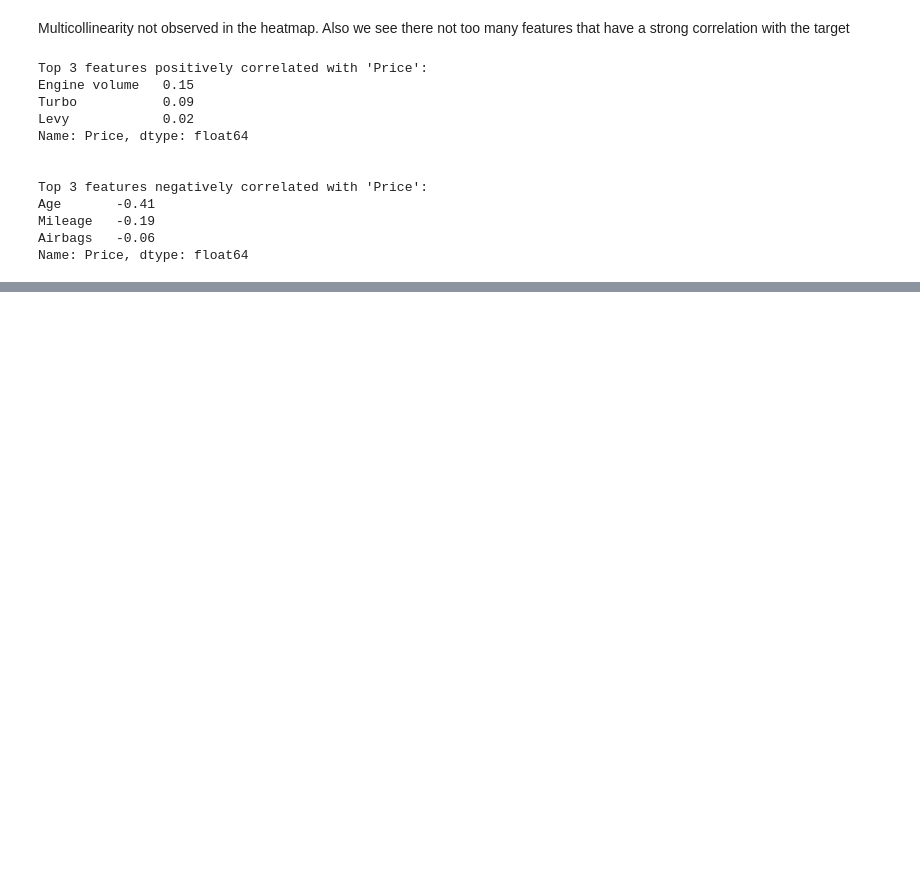
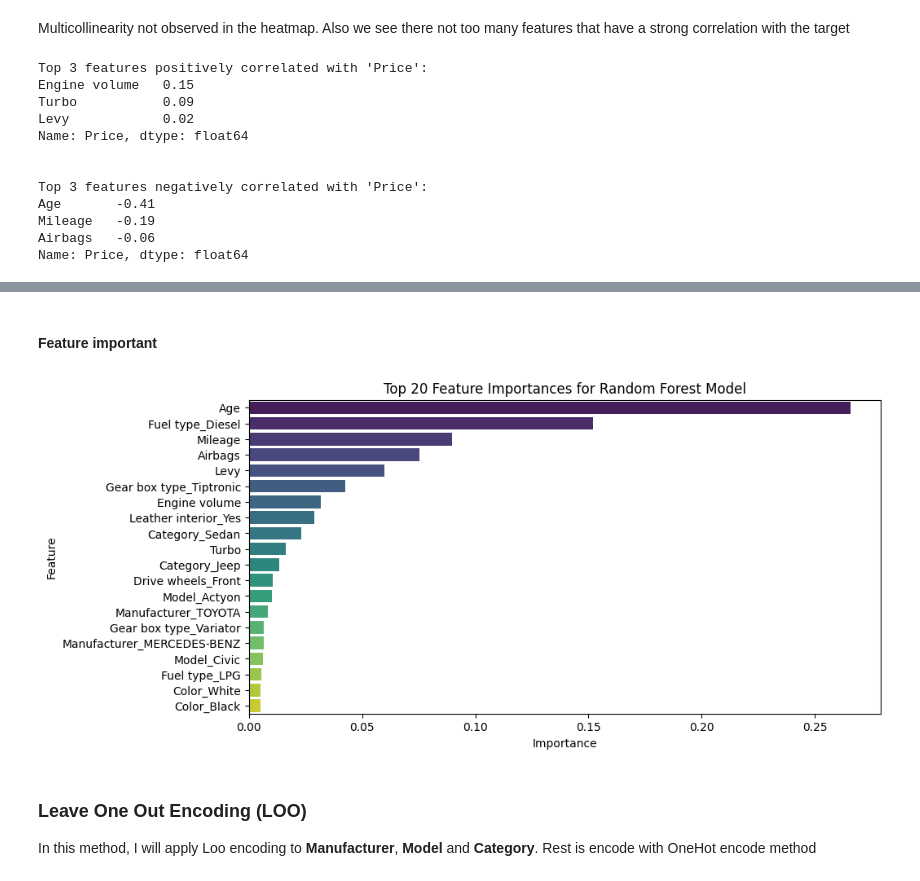
Before and after one commit to minhquana1906/used-car-price-prediction, a Jupyter notebook: notebooks/experiments.ipynb, the cells around one changed output, grey strips where cells are left out. Drawn from its saved outputs; the diff is of its cells as text; code cells hidden in the pictures; blank space fills up the shorter version.

```diff
--- a/notebooks/experiments.ipynb
+++ b/notebooks/experiments.ipynb
@@ -900,0 +928,7 @@ Name: Price, dtype: float64
+# %%
+models = {
+    "RandomForestRegressor": RandomForestRegressor(random_state=42),
+    "GradientBoostingRegressor": GradientBoostingRegressor(random_state=42),
+    "LinearRegression": LinearRegression(),
+    "XGBRegressor": XGBRegressor(random_state=42)
+}
@@ -900,0 +941,4 @@ Name: Price, dtype: float64
+# %%
+df_onehot = df.copy(deep=True)
+df_onehot = pd.get_dummies(df_onehot, columns=categorical_features, drop_first=True)
+df_onehot
@@ -900,0 +1074,24 @@ Name: Price, dtype: float64
+# %% [markdown]
+#### Feature important
+# %%
+feature_importances = models['RandomForestRegressor'].feature_importances_
+
+feature_names = X_train.columns
+
+feature_importance_df = pd.DataFrame({'Feature': feature_names, 'Importance': feature_importances})
+
+feature_importance_df = feature_importance_df.sort_values(by='Importance', ascending=False)
+
+top_20_features = feature_importance_df.head(20)
+
+plt.figure(figsize=(10, 5))
+sns.barplot(x='Importance', y='Feature', data=top_20_features, palette='viridis')
+plt.title('Top 20 Feature Importances for Random Forest Model')
+plt.xlabel('Importance')
+plt.ylabel('Feature')
+plt.show()
+# %% [output]
+[figure, added]
+# %% [markdown]
+### Leave One Out Encoding (LOO)
+In this method, I will apply Loo encoding to **Manufacturer**, **Model** and **Category**. Rest is encode with OneHot encode method
```
Also changed, not shown: parts of 30 cells of this notebook, 1 other file.
